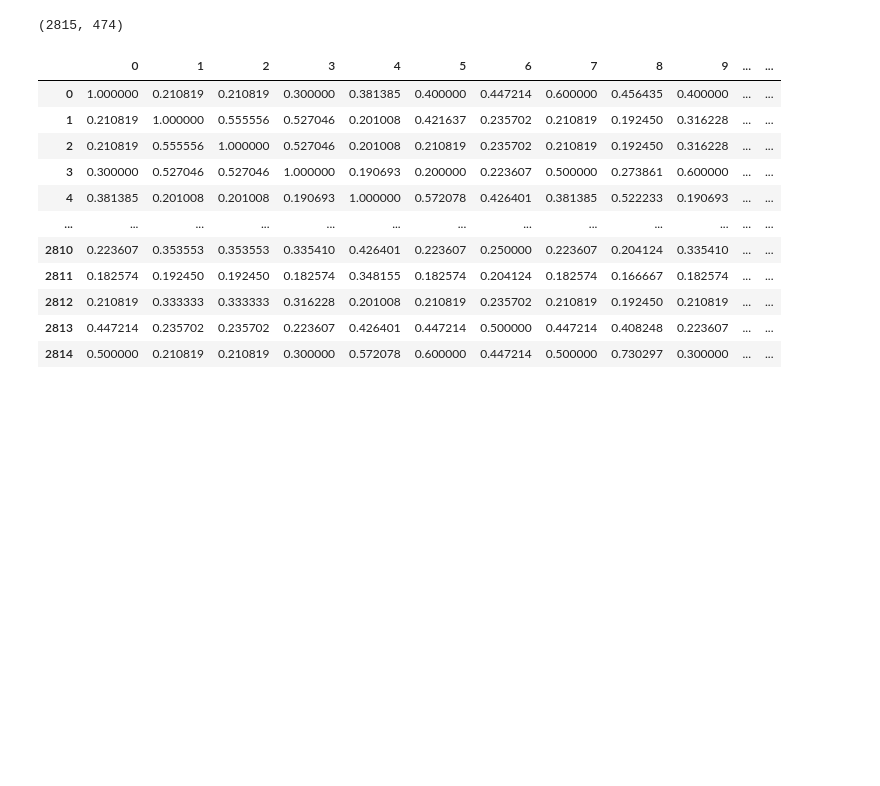
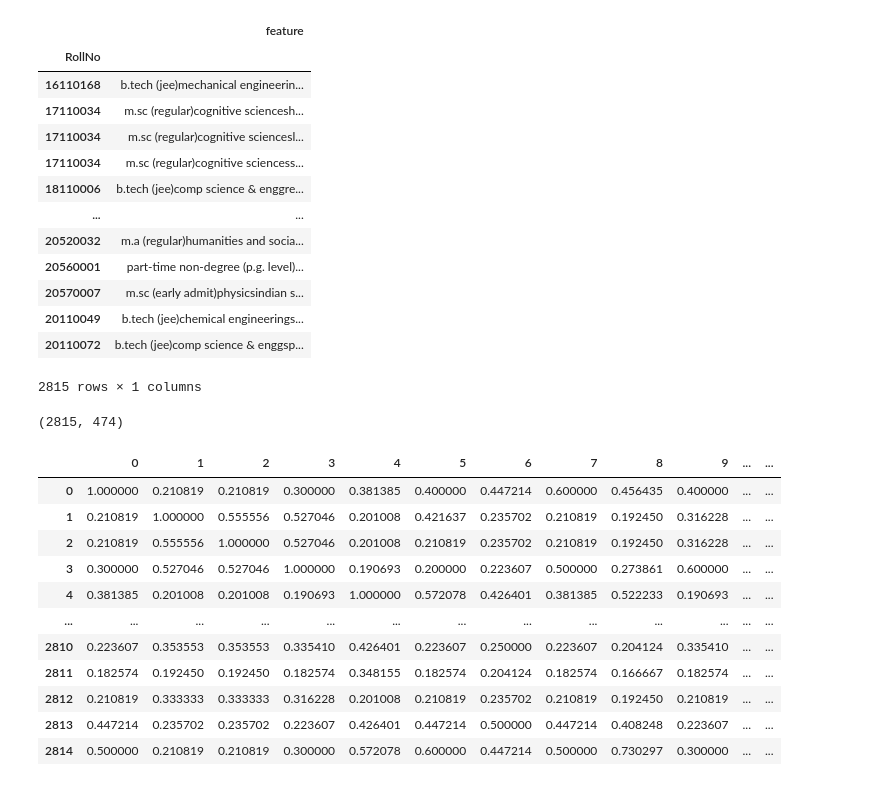
Before and after one commit to Vishal987595/HSS_Recommendation_System, a Jupyter notebook: code_.ipynb, the cells around one changed output. Cells and saved outputs as stored; diff of their text form; code cells hidden in the pictures; blank space fills up the shorter version.

```diff
--- a/code_.ipynb
+++ b/code_.ipynb
@@ -49,16 +79,32 @@ df_cp = df_cp.set_index('RollNo')
 # %%
 ''' Created a feature which has Program and department of student and year in which he/she had done HSS courses
     and title and course code of the course '''
 
 df_cp['feature'] = df_cp['Program'] +  df_cp['Department'] + df_cp['Course Title'] + df_cp['Year']
 df_cp['feature'] = df_cp['feature'].str.lower()
 
 ''' We don't need the Program, Department, Year and Course Title attribute '''
 
 df_cp = df_cp.drop('Program', axis = 1)
 df_cp = df_cp.drop('Department', axis = 1)
 df_cp = df_cp.drop('Course Title', axis = 1)
 df_cp = df_cp.drop('Year', axis = 1)
+df_cp
+# %% [output]
+|  | feature |
+| RollNo |  |
+| 16110168 | b.tech (jee)mechanical engineerin... |
+| 17110034 | m.sc (regular)cognitive sciencesh... |
+| 17110034 | m.sc (regular)cognitive sciencesl... |
+| 17110034 | m.sc (regular)cognitive sciencess... |
+| 18110006 | b.tech (jee)comp science & enggre... |
+| ... | ... |
+| 20520032 | m.a (regular)humanities and socia... |
+| 20560001 | part-time non-degree (p.g. level)... |
+| 20570007 | m.sc (early admit)physicsindian s... |
+| 20110049 | b.tech (jee)chemical engineerings... |
+| 20110072 | b.tech (jee)comp science & enggsp... |
+2815 rows × 1 columns
 # %%
 ''' Using TF-IDF algorithm we converted feature column consisting of strings to vectors so that we can find
    Cosine similarity  between them '''
```
Also changed, not shown: parts of 18 cells of this notebook, 1 other file.
